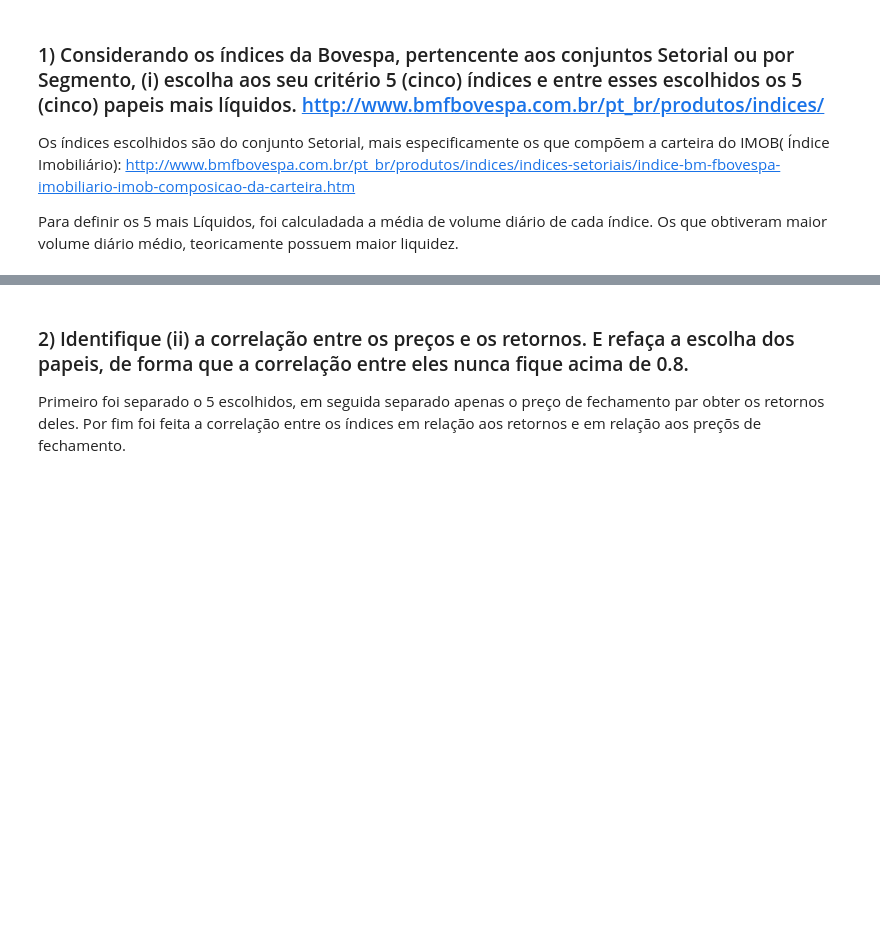
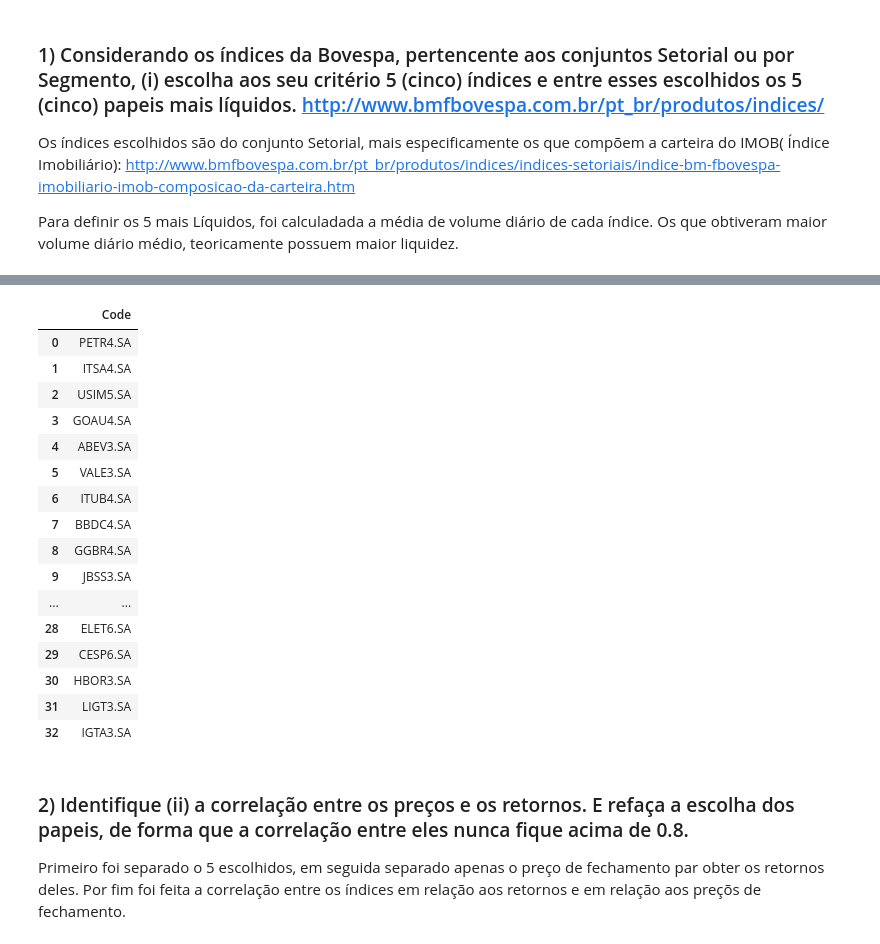
Before and after one commit to EduardoSSR/Financial-Engineering, a Jupyter notebook: Trabalhos/Trabalho_1.ipynb, the cells around one changed output, grey strips where cells are left out. Saved outputs shown, nothing was run; the diff lists cells and outputs as text; code cells hidden in the pictures; blank space fills up the shorter version.

```diff
--- a/Trabalhos/Trabalho_1.ipynb
+++ b/Trabalhos/Trabalho_1.ipynb
@@ -133,3 +227,27 @@ MaisLiquidos #5 índices mais líquidos dos 13 selecionados inicialmente
+# %%
+Liquidos['Code']=pd.DataFrame(all_Liquidos.index)
+Liquidos = Liquidos.drop('Codes',axis=1).drop(0,axis=1)
+# %%
+
+Liquidos
+# %% [output]
+|  | Code |
+| 0 | PETR4.SA |
+| 1 | ITSA4.SA |
+| 2 | USIM5.SA |
+| 3 | GOAU4.SA |
+| 4 | ABEV3.SA |
+| 5 | VALE3.SA |
+| 6 | ITUB4.SA |
+| 7 | BBDC4.SA |
+| 8 | GGBR4.SA |
+| 9 | JBSS3.SA |
+| ... | ... |
+| 28 | ELET6.SA |
+| 29 | CESP6.SA |
+| 30 | HBOR3.SA |
+| 31 | LIGT3.SA |
+| 32 | IGTA3.SA |
 # %% [markdown]
 ### 2) Identifique (ii) a correlação entre os preços e os retornos. E refaça a escolha dos papeis, de forma que a correlação entre eles nunca fique acima de 0.8.
 
```
Also changed, not shown: parts of 37 cells of this notebook.
